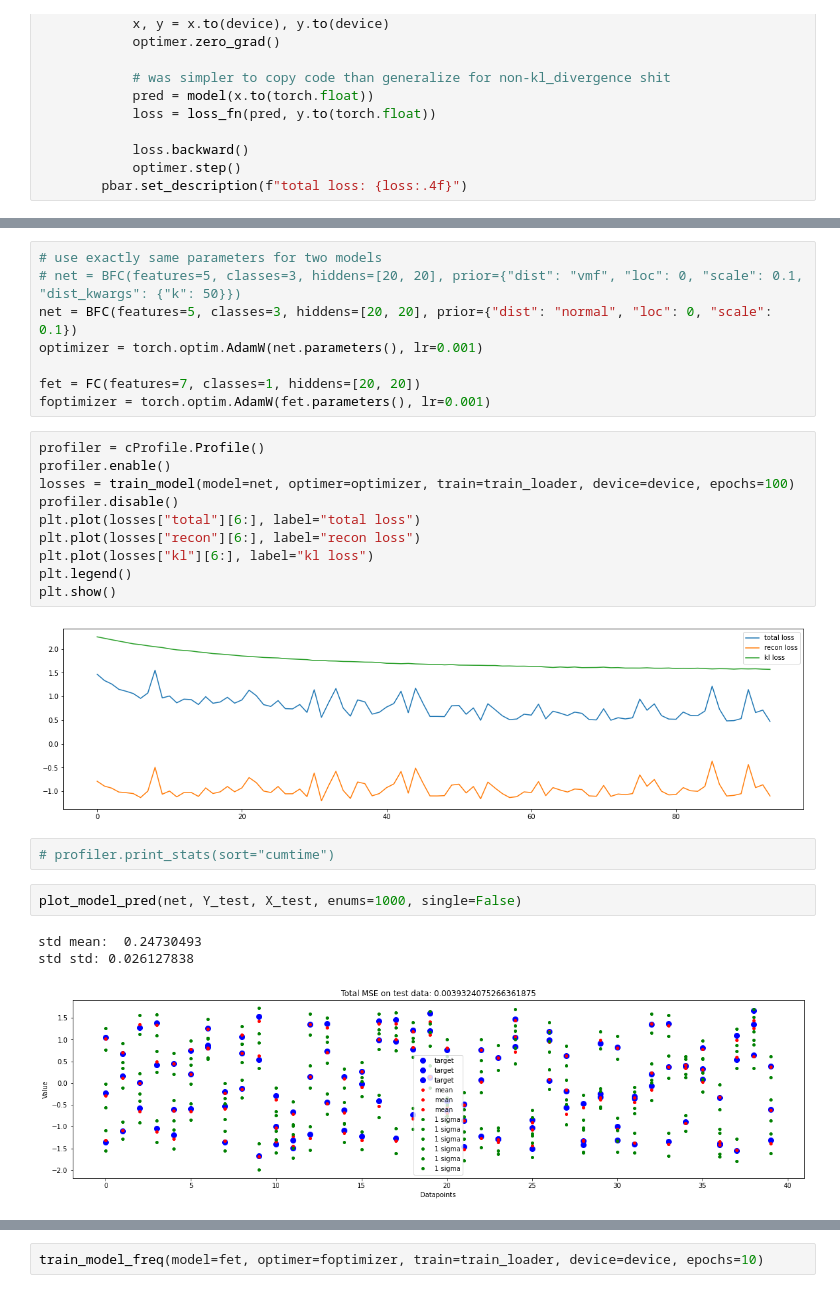
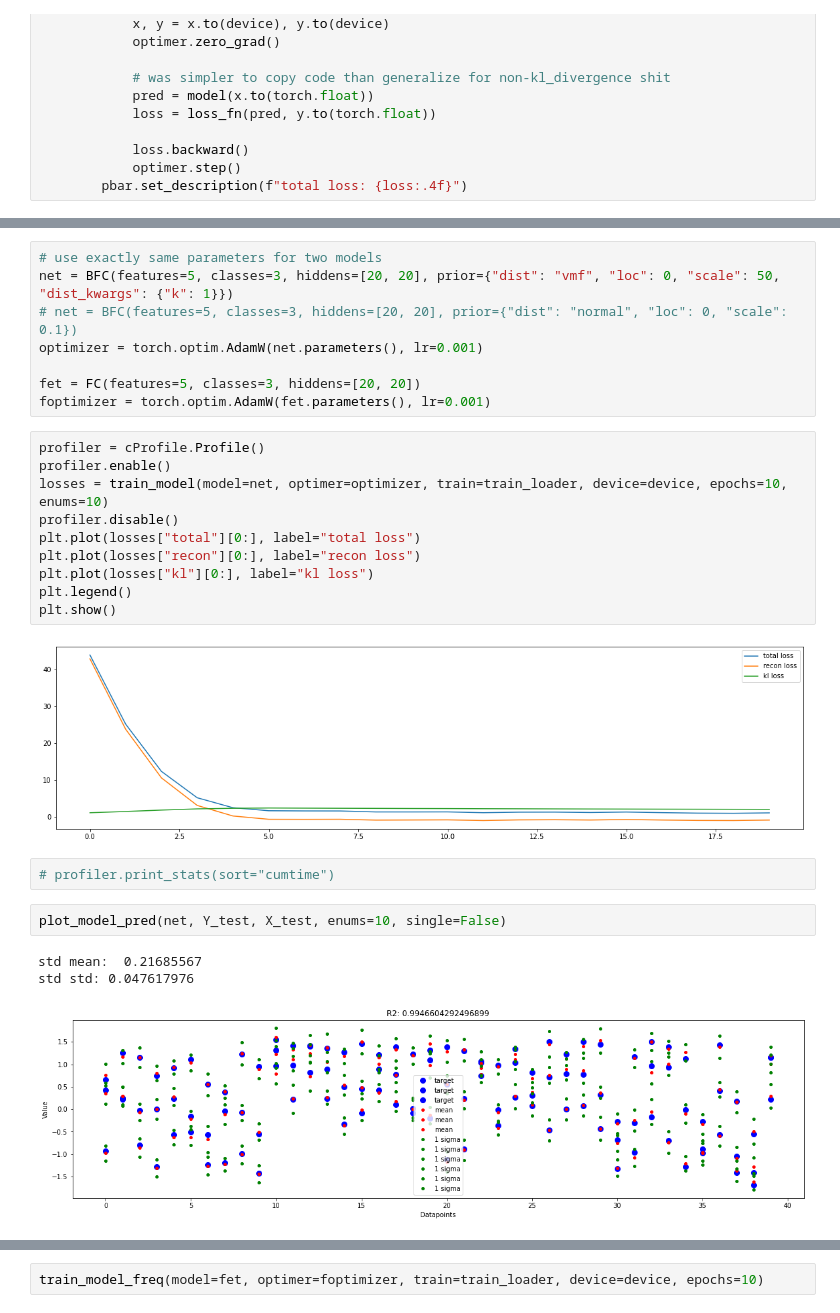
Before and after one commit to Haakooto/CS282_final_project, a Jupyter notebook: CloneClown/TheClownKing.ipynb, the cells around one changed output, grey strips where cells are left out. Saved outputs shown, nothing was run; the diff lists cells and outputs as text.

```diff
--- a/CloneClown/TheClownKing.ipynb
+++ b/CloneClown/TheClownKing.ipynb
@@ -118,32 +120,32 @@ def plot_model_pred_freq(model, Y_test, X_test):
     plt.show()
 # %%
 # use exactly same parameters for two models
-# net = BFC(features=5, classes=3, hiddens=[20, 20], prior={"dist": "vmf", "loc": 0, "scale": 0.1, "dist_kwargs": {"k": 50}})
-net = BFC(features=5, classes=3, hiddens=[20, 20], prior={"dist": "normal", "loc": 0, "scale": 0.1})
+net = BFC(features=5, classes=3, hiddens=[20, 20], prior={"dist": "vmf", "loc": 0, "scale": 50, "dist_kwargs": {"k": 1}})
+# net = BFC(features=5, classes=3, hiddens=[20, 20], prior={"dist": "normal", "loc": 0, "scale": 0.1})
 optimizer = torch.optim.AdamW(net.parameters(), lr=0.001)
 
-fet = FC(features=7, classes=1, hiddens=[20, 20])
+fet = FC(features=5, classes=3, hiddens=[20, 20])
 foptimizer = torch.optim.AdamW(fet.parameters(), lr=0.001)
 # %%
 profiler = cProfile.Profile()
 profiler.enable()
-losses = train_model(model=net, optimer=optimizer, train=train_loader, device=device, epochs=100)
+losses = train_model(model=net, optimer=optimizer, train=train_loader, device=device, epochs=10, enums=10)
 profiler.disable()
-plt.plot(losses["total"][6:], label="total loss")
-plt.plot(losses["recon"][6:], label="recon loss")
-plt.plot(losses["kl"][6:], label="kl loss")
+plt.plot(losses["total"][0:], label="total loss")
+plt.plot(losses["recon"][0:], label="recon loss")
+plt.plot(losses["kl"][0:], label="kl loss")
 plt.legend()
 plt.show()
 # %% [output]
-[figure, old version]
+[figure, new version]
 # %%
 # profiler.print_stats(sort="cumtime")
 # %%
-plot_model_pred(net, Y_test, X_test, enums=1000, single=False)
+plot_model_pred(net, Y_test, X_test, enums=10, single=False)
 # %% [output]
-std mean:  0.24730493
-std std: 0.026127838
+std mean:  0.21685567
+std std: 0.047617976
-[figure, old version]
+[figure, new version]
 # %%
 for layer in net.layers:
     if hasattr(layer, "history"):
```
Also changed, not shown: parts of 3 cells of this notebook, 1 other file.
